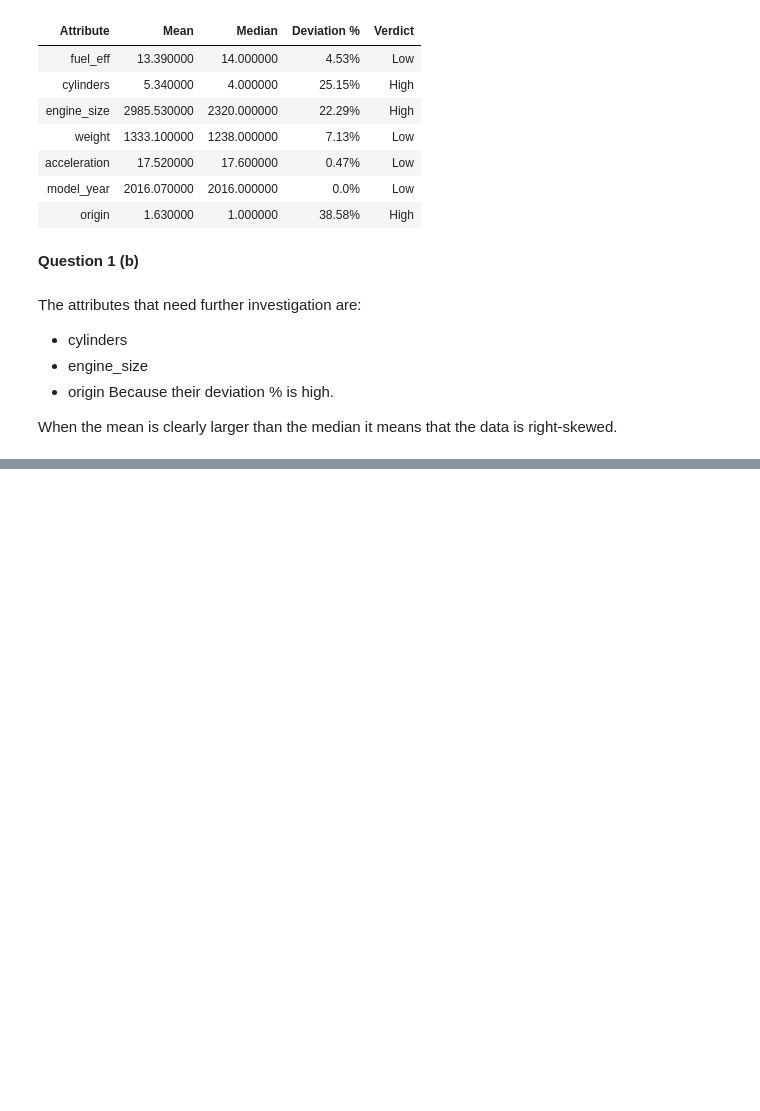
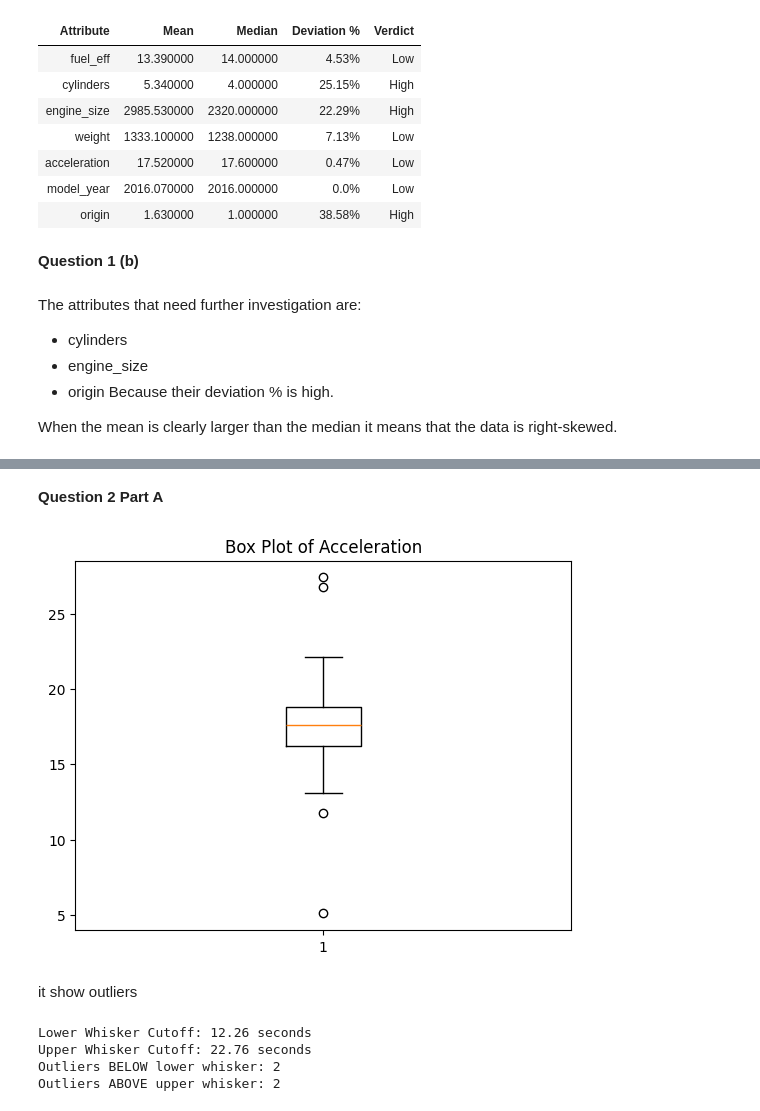
Before and after one commit to dinahabibb/assignment1_LearningFromData, a Jupyter notebook: assignment1.ipynb, the cells around one changed output, grey strips where cells are left out. Saved outputs shown, nothing was run; the diff lists cells and outputs as text; code cells hidden in the pictures; blank space fills up the shorter version.

```diff
--- a/assignment1.ipynb
+++ b/assignment1.ipynb
@@ -86,0 +88,17 @@ When the mean is clearly larger than the median it means that the data is right-
+# %%
+original_df = pd.read_csv('/content/drive/MyDrive/vehicle_fuel.csv')
+numeric_cols = [col for col in original_df.columns if col != 'car_name']
+
+for col in numeric_cols:
+    #Convert to numeric (missing values become NaN)
+    converted = pd.to_numeric(original_df[col], errors='coerce')
+
+    missing_rows = original_df[converted.isna()]
+
+    #check if there are missing/bad values
+    if len(missing_rows) > 0:
+        print(
+            f"Attribute '{col}' has {len(missing_rows)} non-numeric/missing record(s):"
+        )
+        # Show car name alongside the bad value from original df
+        print(missing_rows[['car_name', col]])
@@ -86,0 +151,37 @@ When the mean is clearly larger than the median it means that the data is right-
+# %% [markdown]
+**Question 2 Part A**
+# %%
+import matplotlib.pyplot as plt
+
+plt.boxplot(original_df['acceleration'].dropna())
+plt.title('Box Plot of Acceleration')
+plt.show()
+# %% [output]
+[figure, added]
+# %% [markdown]
+it show outliers
+# %%
+import pandas as pd
+
+#Quartiles and IQR for acceleration
+q1_acc = df['acceleration'].quantile(0.25)
+q3_acc = df['acceleration'].quantile(0.75)
+iqr_acc = q3_acc - q1_acc
+
+#whisker boundaries
+lower_whisker = q1_acc - 1.5 * iqr_acc
+upper_whisker = q3_acc + 1.5 * iqr_acc
+
+# Find outliers
+upper_outliers = df[df['acceleration'] > upper_whisker]
+lower_outliers = df[df['acceleration'] < lower_whisker]
+
+print(f"Lower Whisker Cutoff: {lower_whisker:.2f} seconds")
+print(f"Upper Whisker Cutoff: {upper_whisker:.2f} seconds")
+print(f"Outliers BELOW lower whisker: {len(lower_outliers)}")
+print(f"Outliers ABOVE upper whisker: {len(upper_outliers)}")
+# %% [output]
+Lower Whisker Cutoff: 12.26 seconds
+Upper Whisker Cutoff: 22.76 seconds
+Outliers BELOW lower whisker: 2
+Outliers ABOVE upper whisker: 2
```
Also changed, not shown: parts of 27 cells of this notebook.
